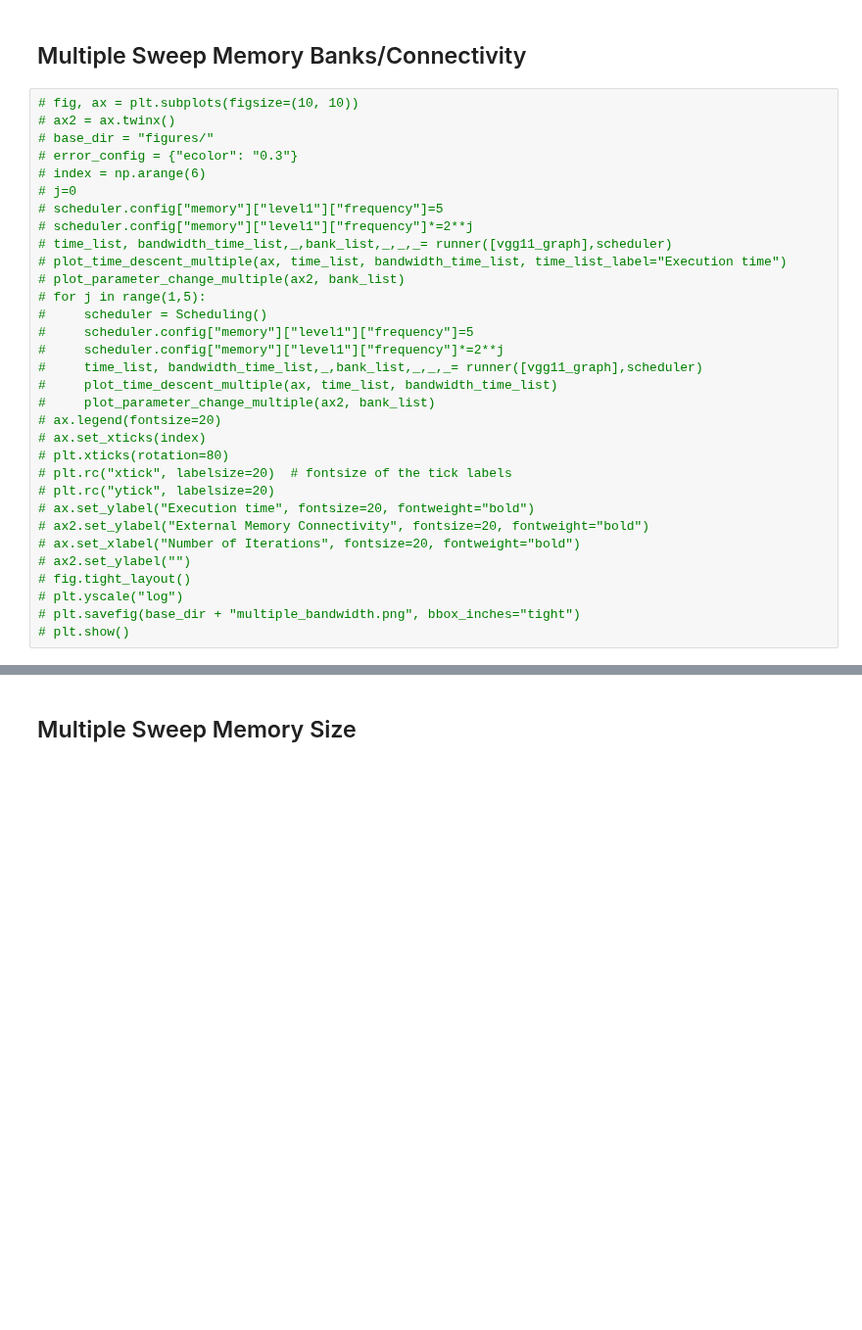
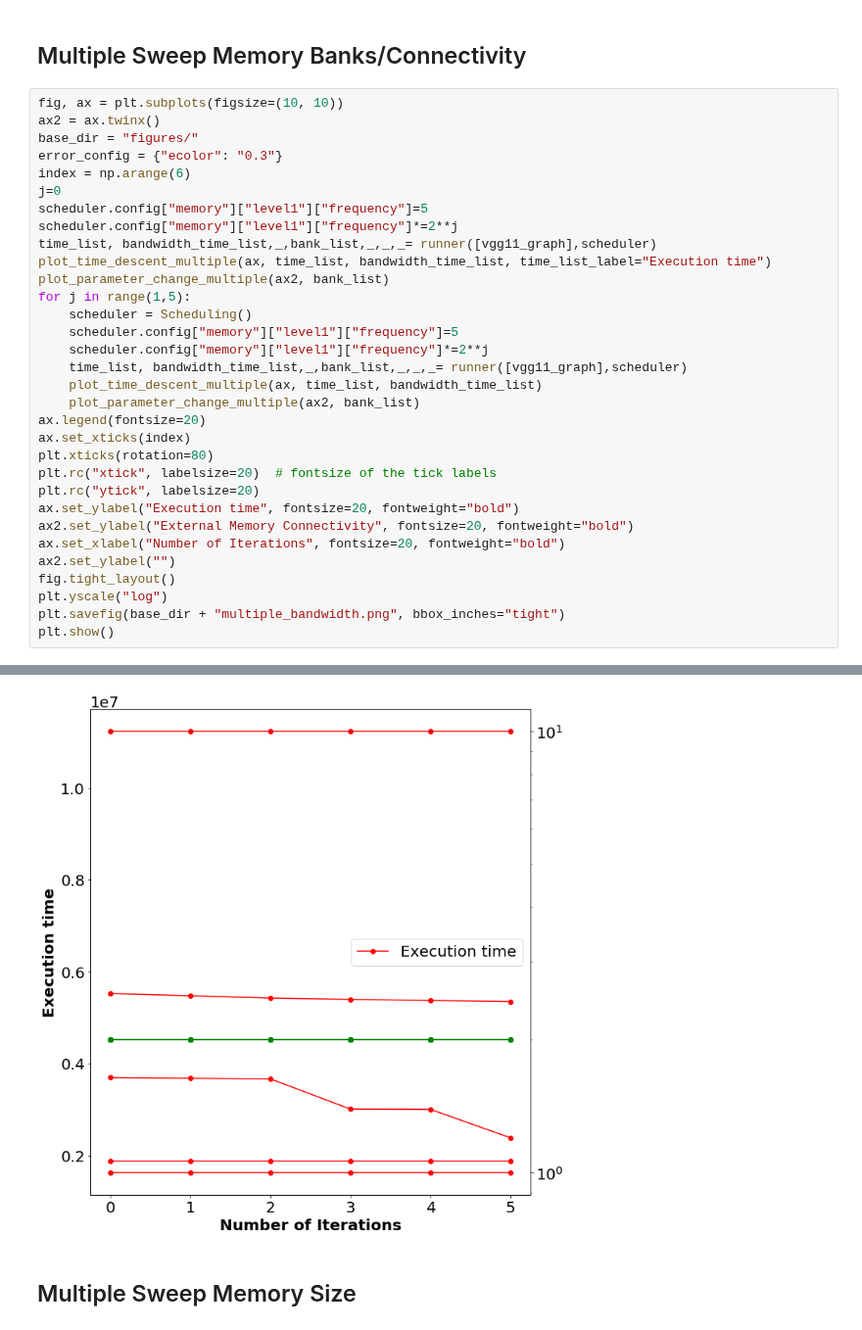
Before and after one commit to missionfission/dragon-project, a Jupyter notebook: src/XCode.ipynb, the cells around one changed output, grey strips where cells are left out. Shown at 98% size. Saved outputs shown, nothing was run; the diff lists cells and outputs as text; blank space fills up the shorter version.

```diff
--- a/src/XCode.ipynb
+++ b/src/XCode.ipynb
@@ -656,34 +698,35 @@ def runner(graph_set, scheduler):
 # %% [markdown]
 ## Multiple Sweep Memory Banks/Connectivity
 # %%
-# fig, ax = plt.subplots(figsize=(10, 10))
-# ax2 = ax.twinx()
-# base_dir = "figures/"
-# error_config = {"ecolor": "0.3"}
-# index = np.arange(6)
-# j=0
-# scheduler.config["memory"]["level1"]["frequency"]=5
-# scheduler.config["memory"]["level1"]["frequency"]*=2**j
-# time_list, bandwidth_time_list,_,bank_list,_,_,_= runner([vgg11_graph],scheduler)
-# plot_time_descent_multiple(ax, time_list, bandwidth_time_list, time_list_label="Execution time")
-# plot_parameter_change_multiple(ax2, bank_list)
-# for j in range(1,5):
-#     scheduler = Scheduling()
-#     scheduler.config["memory"]["level1"]["frequency"]=5
-#     scheduler.config["memory"]["level1"]["frequency"]*=2**j
-#     time_list, bandwidth_time_list,_,bank_list,_,_,_= runner([vgg11_graph],scheduler)
-#     plot_time_descent_multiple(ax, time_list, bandwidth_time_list)
-#     plot_parameter_change_multiple(ax2, bank_list)
-# ax.legend(fontsize=20)
-# ax.set_xticks(index)
-# plt.xticks(rotation=80)
-# plt.rc("xtick", labelsize=20)  # fontsize of the tick labels
-# plt.rc("ytick", labelsize=20)
-# ax.set_ylabel("Execution time", fontsize=20, fontweight="bold")
-# ax2.set_ylabel("External Memory Connectivity", fontsize=20, fontweight="bold")
-# ax.set_xlabel("Number of Iterations", fontsize=20, fontweight="bold")
-# ax2.set_ylabel("")
-# fig.tight_layout()
-# plt.yscale("log")
-# plt.savefig(base_dir + "multiple_bandwidth.png", bbox_inches="tight")
-# plt.show()
+fig, ax = plt.subplots(figsize=(10, 10))
+ax2 = ax.twinx()
+base_dir = "figures/"
+error_config = {"ecolor": "0.3"}
+index = np.arange(6)
+j=0
+scheduler.config["memory"]["level1"]["frequency"]=5
+scheduler.config["memory"]["level1"]["frequency"]*=2**j
+time_list, bandwidth_time_list,_,bank_list,_,_,_= runner([vgg11_graph],scheduler)
+plot_time_descent_multiple(ax, time_list, bandwidth_time_list, time_list_label="Execution time")
+plot_parameter_change_multiple(ax2, bank_list)
+for j in range(1,5):
+    scheduler = Scheduling()
+    scheduler.config["memory"]["level1"]["frequency"]=5
+    scheduler.config["memory"]["level1"]["frequency"]*=2**j
+    time_list, bandwidth_time_list,_,bank_list,_,_,_= runner([vgg11_graph],scheduler)
+    plot_time_descent_multiple(ax, time_list, bandwidth_time_list)
+    plot_parameter_change_multiple(ax2, bank_list)
+ax.legend(fontsize=20)
+ax.set_xticks(index)
+plt.xticks(rotation=80)
+plt.rc("xtick", labelsize=20)  # fontsize of the tick labels
+plt.rc("ytick", labelsize=20)
+ax.set_ylabel("Execution time", fontsize=20, fontweight="bold")
+ax2.set_ylabel("External Memory Connectivity", fontsize=20, fontweight="bold")
+ax.set_xlabel("Number of Iterations", fontsize=20, fontweight="bold")
+ax2.set_ylabel("")
+fig.tight_layout()
+plt.yscale("log")
+plt.savefig(base_dir + "multiple_bandwidth.png", bbox_inches="tight")
+plt.show()
+# %% [output]
@@ -690,3 +750,4 @@ def runner(graph_set, scheduler):
+[figure, added]
 # %% [markdown]
 ## Multiple Sweep Memory Size
 # %%
```
Also changed, not shown: parts of 4 cells of this notebook, 1 other file.
